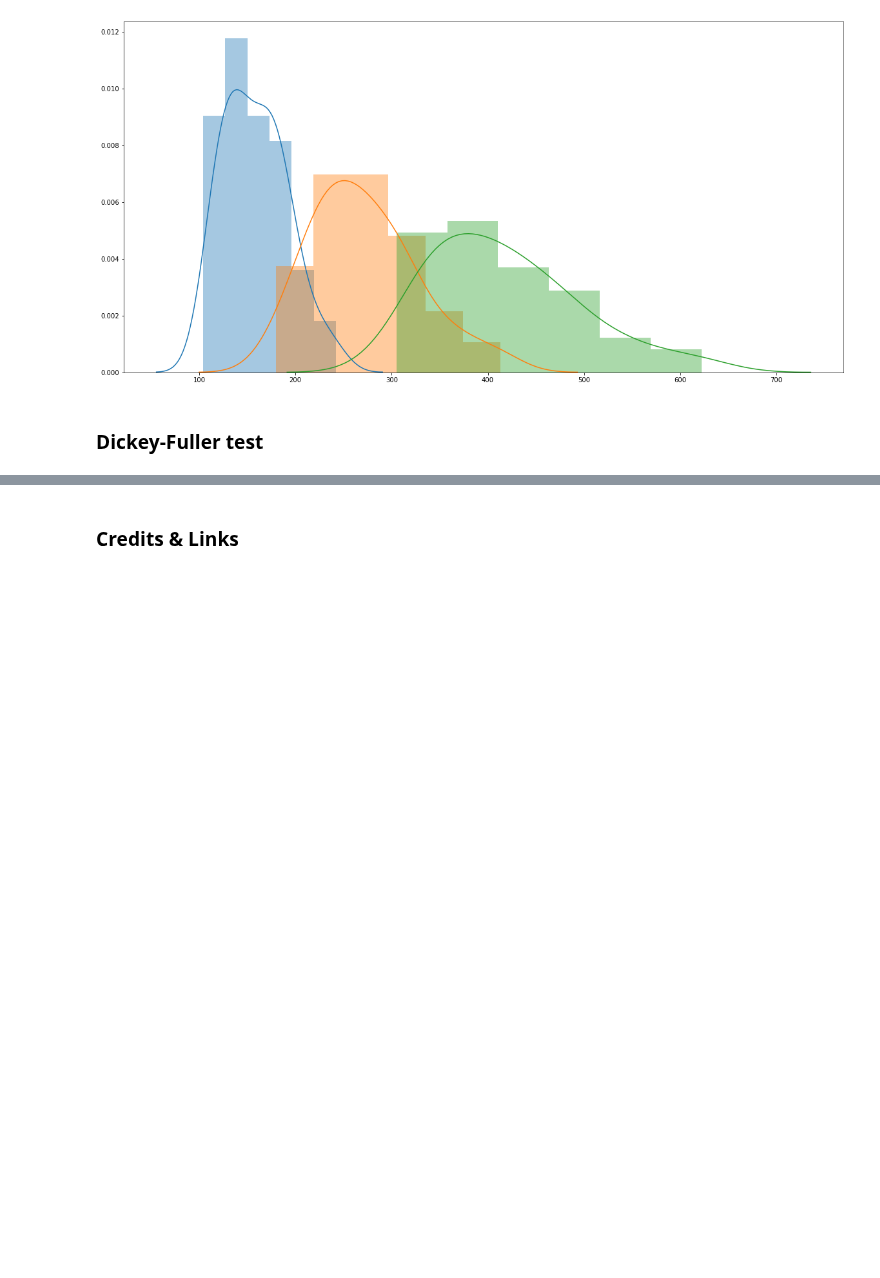
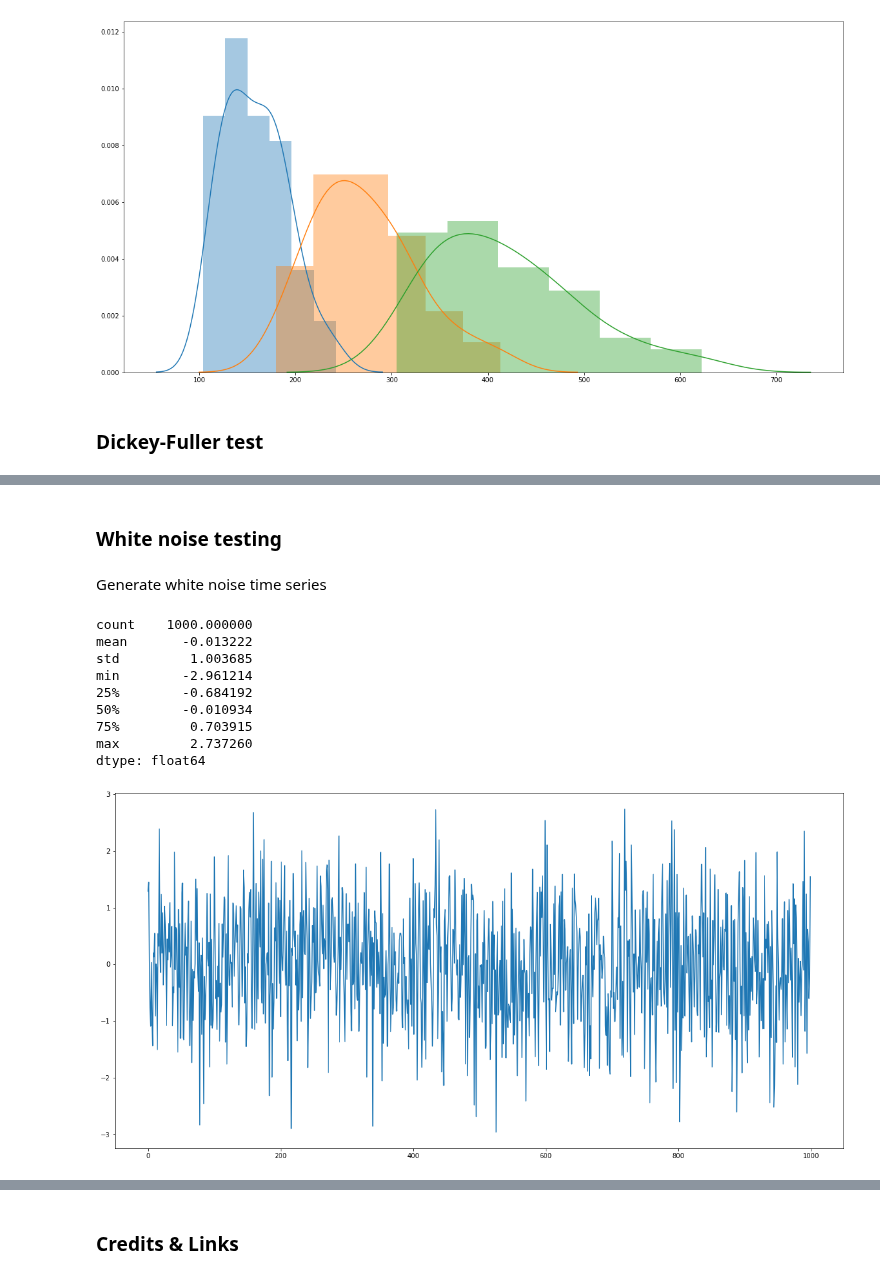
Before and after one commit to miltonluaces/ds_topics, a Jupyter notebook: 20_time_series_analysis/stationarity.ipynb, the cells around one changed output, grey strips where cells are left out. Drawn from its saved outputs; the diff is of its cells as text; code cells hidden in the pictures; blank space fills up the shorter version.

```diff
--- a/20_time_series_analysis/stationarity.ipynb
+++ b/20_time_series_analysis/stationarity.ipynb
@@ -58,0 +73,21 @@ p-value:         5.243412990149865e-05
+# %% [markdown]
+### White noise testing
+# %% [markdown]
+Generate white noise time series
+# %%
+rnd.seed(1)
+wn = [rnd.gauss(0.0, 1.0) for i in range(1000)]
+wn = pd.Series(wn)
+wn.plot()
+wn.describe()
+# %% [output]
+count    1000.000000
+mean       -0.013222
+std         1.003685
+min        -2.961214
+25%        -0.684192
+50%        -0.010934
+75%         0.703915
+max         2.737260
+dtype: float64
+[figure, added]
```
Also changed, not shown: parts of 23 cells of this notebook.
